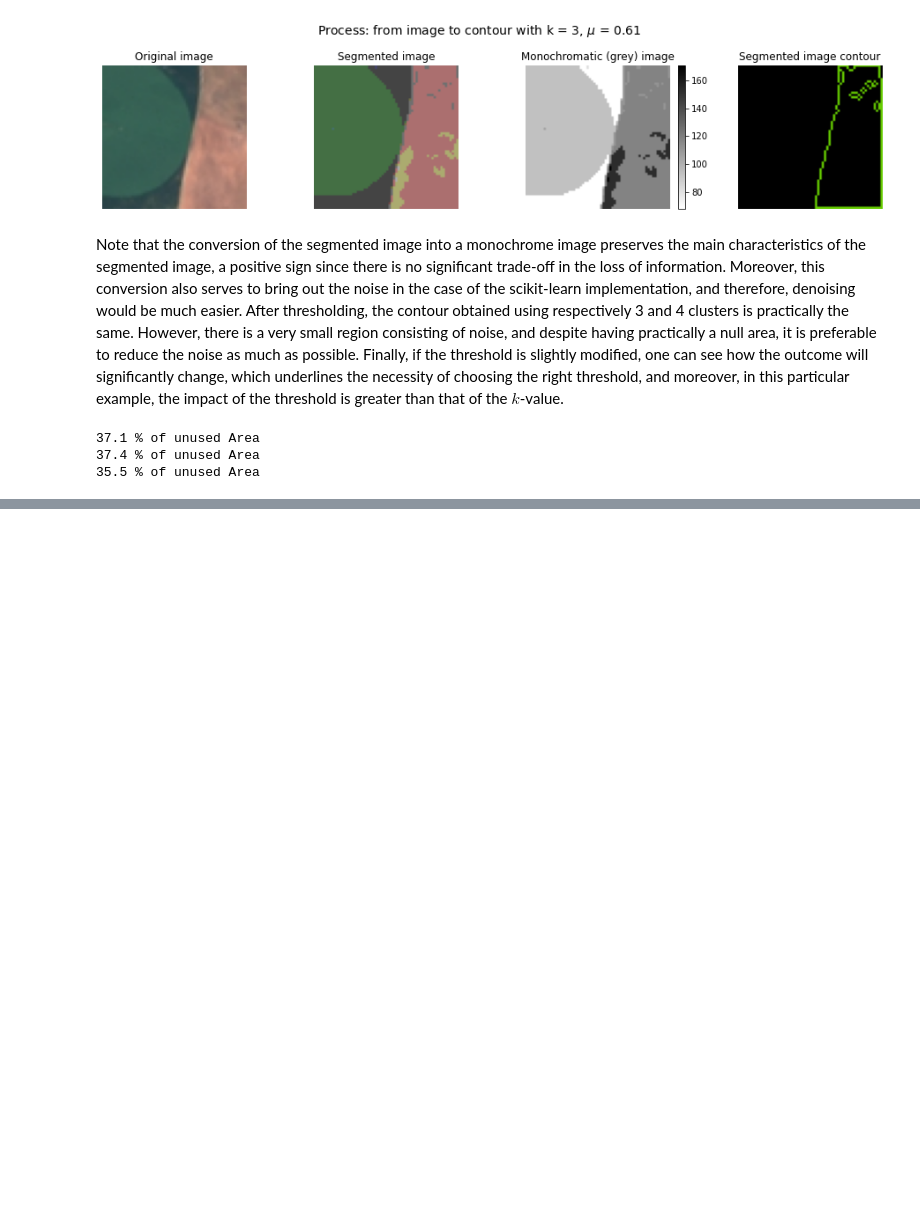
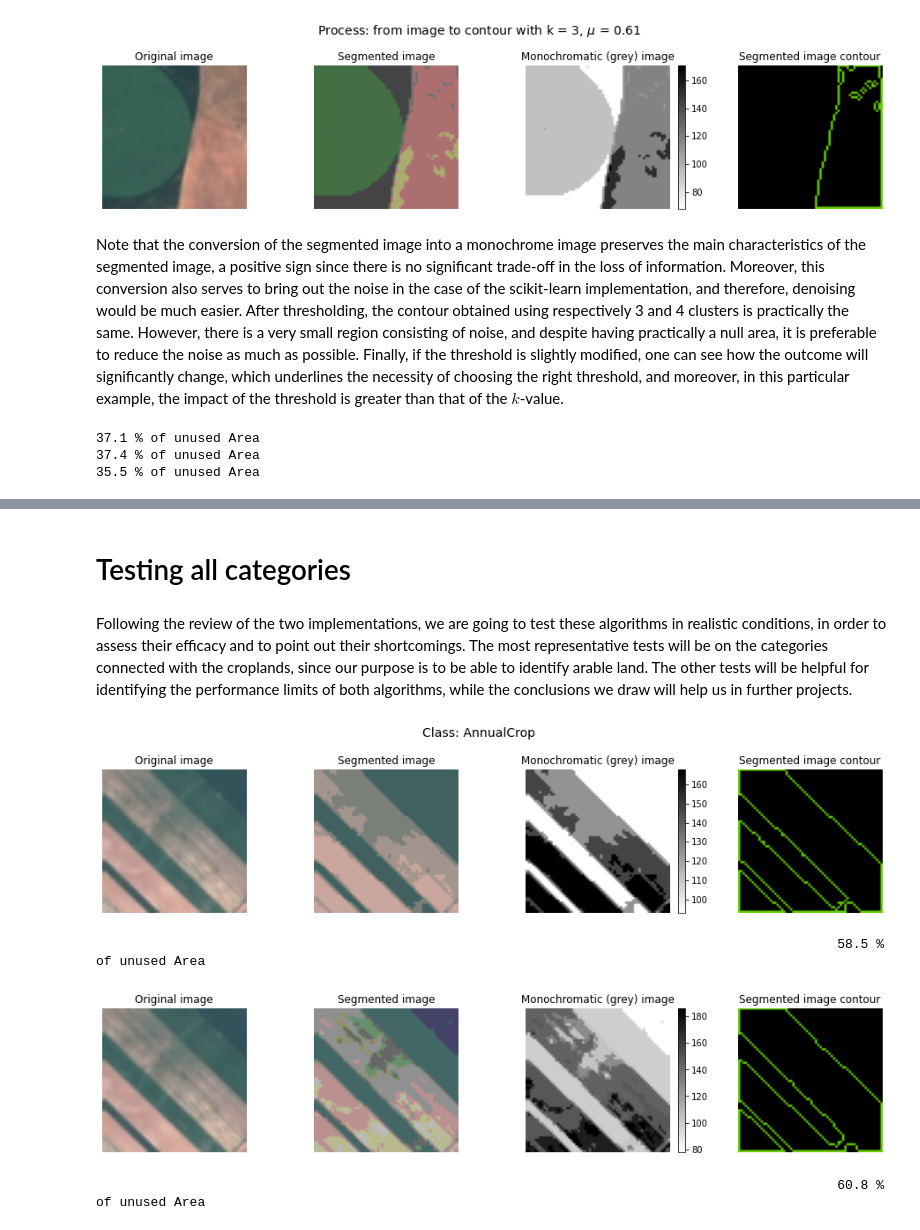
Before and after one commit to achrafkr/Satellite-Imaging, a Jupyter notebook: Cropland Estimation/Notebooks/Terrain_segmentation.ipynb, the cells around one changed output, grey strips where cells are left out. Cells and saved outputs as stored; diff of their text form; code cells hidden in the pictures; blank space fills up the shorter version.

Commit message:
Updating Segmentation Notebook

```diff
--- a/Cropland Estimation/Notebooks/Terrain_segmentation.ipynb
+++ b/Cropland Estimation/Notebooks/Terrain_segmentation.ipynb
@@ -220,0 +286,30 @@ While there is no visual difference between the contours for $k = 3$ and $k = 4$
+# %% [markdown]
+# Testing all categories
+# %% [markdown]
+Following the review of the two implementations, we are going to test these algorithms in realistic conditions, in order to assess their efficacy and to point out their shortcomings. The most representative tests will be on the categories connected with the croplands, since our purpose is to be able to identify arable land. The other tests will be helpful for identifying the performance limits of both algorithms, while the conclusions we draw will help us in further projects.
+# %%
+def process_segmentation(filepath, n_clusters, km_method = 'opencv', eps = 0.7, thresh = 0.5, t_method = 'binary', title = None):
+    if km_method == 'sklearn':
+        img, segmented_img = sk_kmeans_segmentation(filepath, n_clusters)
+    elif km_method == 'opencv':
+        img, segmented_img = cv_kmeans_segmentation(filepath, n_clusters, eps)
+    else :
+        raise ValueError("Unrecognized method: please try 'sklearn' or 'opencv'")
+
+    img_grey = cv2.cvtColor(segmented_img, cv2.COLOR_BGR2GRAY)
+    thresh = np.quantile(img_grey, thresh)
+    contour, cont_ = draw_contour(segmented_img, thresh, t_method)
+    plotevo(img, segmented_img, img_grey, contour, title)
+    spacing = 11*'\t ' + '     '
+    print("{} {:.1f} % of unused Area".format(spacing, compute_area(cont_, return_pct = True, image_size = contour.shape)))
+# %%
+idx = 0
+filepath = "{}{}/{}".format(path_train, class_names[idx], images_path[idx])
+title = "Class: {}".format(class_names[idx])
+process_segmentation(filepath, 4 , thresh = 0.3, title = title)
+process_segmentation(filepath, 4 , km_method = 'sklearn', thresh = 0.3)
+# %% [output]
+[figure, added]
+                                                                                               58.5 % of unused Area
+[figure, added]
+                                                                                               60.8 % of unused Area
```
Also changed, not shown: parts of 15 cells of this notebook.
